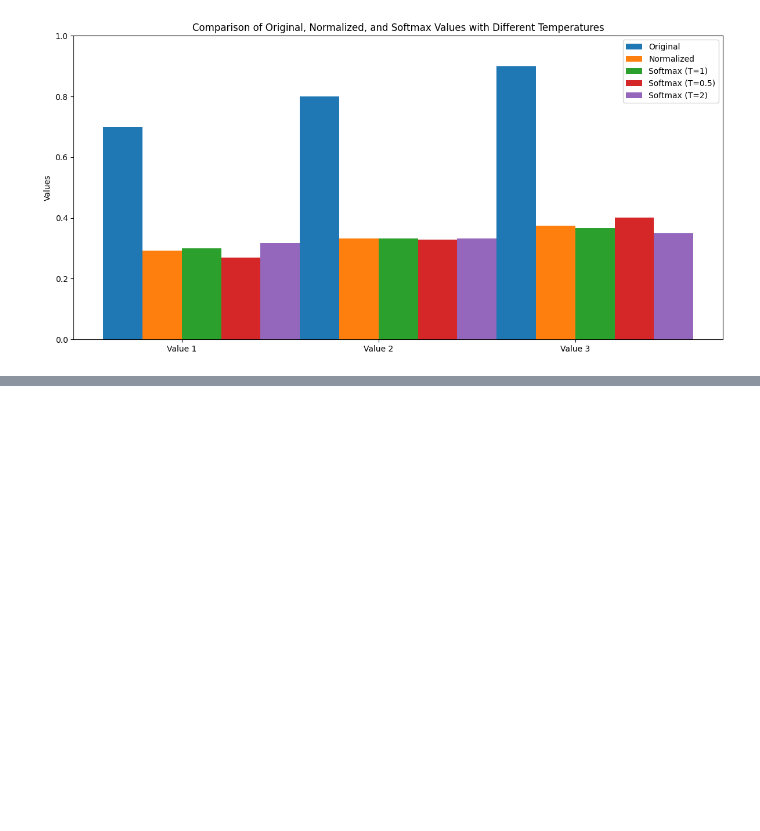
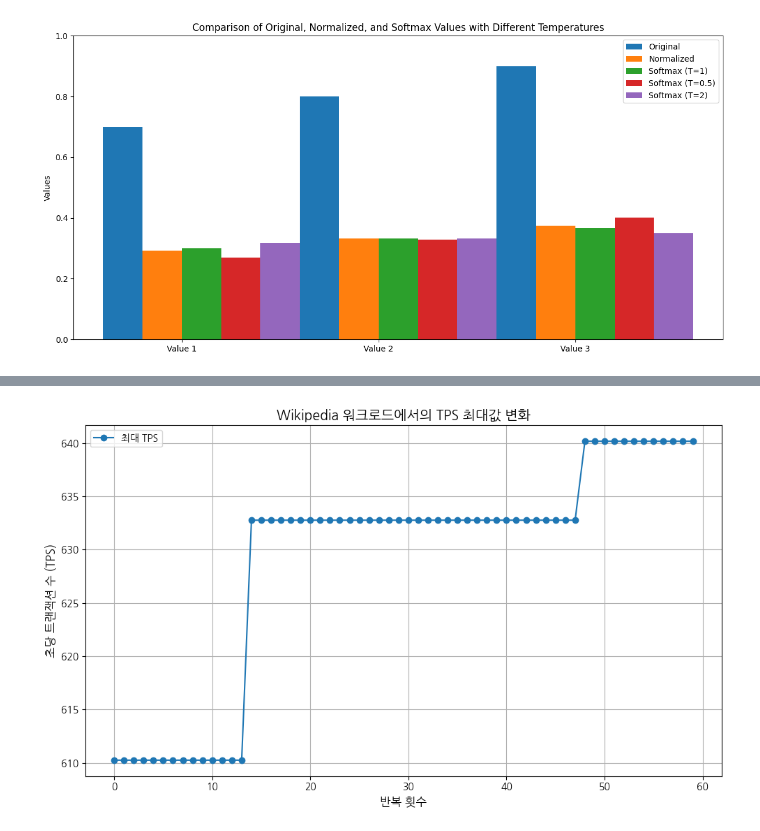
Before and after one commit to seokjeongeum/OpAdviserPrivate, a Jupyter notebook: OpAdviserPlus/plot.ipynb, the cells around one changed output, grey strips where cells are left out. Cells and saved outputs as stored; diff of their text form; code cells hidden in the pictures; blank space fills up the shorter version.

```diff
--- a/OpAdviserPlus/plot.ipynb
+++ b/OpAdviserPlus/plot.ipynb
@@ -856,0 +886,46 @@ plt.show()
+# %%
+import json
+import matplotlib.pyplot as plt
+import numpy as np
+from matplotlib import font_manager, rc
+
+# Set up Korean font
+plt.rcParams["font.family"] = (
+    "NanumGothic"  # Use NanumGothic font for Korean characters
+)
+
+
+# Fix minus sign display
+plt.rcParams["axes.unicode_minus"] = False
+# Load data from JSON file
+with open(
+    "/root/OpAdviserPrivate/repo/history_wikipedia_ddpg_softmax_True_transformer_True.json"
+) as f:
+    data = json.load(f)["data"]
+
+# Extract TPS values safely, using 0 for missing values
+tps_values = []
+for item in data:
+    tps = 0  # Default value
+    if item["external_metrics"] and isinstance(item["external_metrics"], dict):
+        tps = item["external_metrics"].get("tps", 0)
+    tps_values.append(tps)
+
+# Convert to numpy array for easier manipulation
+tps_array = np.array(tps_values)
+
+# Calculate running maximum
+max_tps = np.maximum.accumulate(tps_array)
+
+# Create plot
+plt.figure(figsize=(10, 6))
+plt.plot(max_tps, marker="o", label="최대 TPS")
+plt.xlabel("반복 횟수", fontsize=12)
+plt.ylabel("초당 트랜잭션 수 (TPS)", fontsize=12)
+plt.title("Wikipedia 워크로드에서의 TPS 최대값 변화", fontsize=14)
+plt.grid(True)
+plt.legend(fontsize=10)
+plt.tight_layout()
+plt.show()
+# %% [output]
+[figure, added]
```
Also changed, not shown: parts of 2 cells of this notebook, 1 other file.
